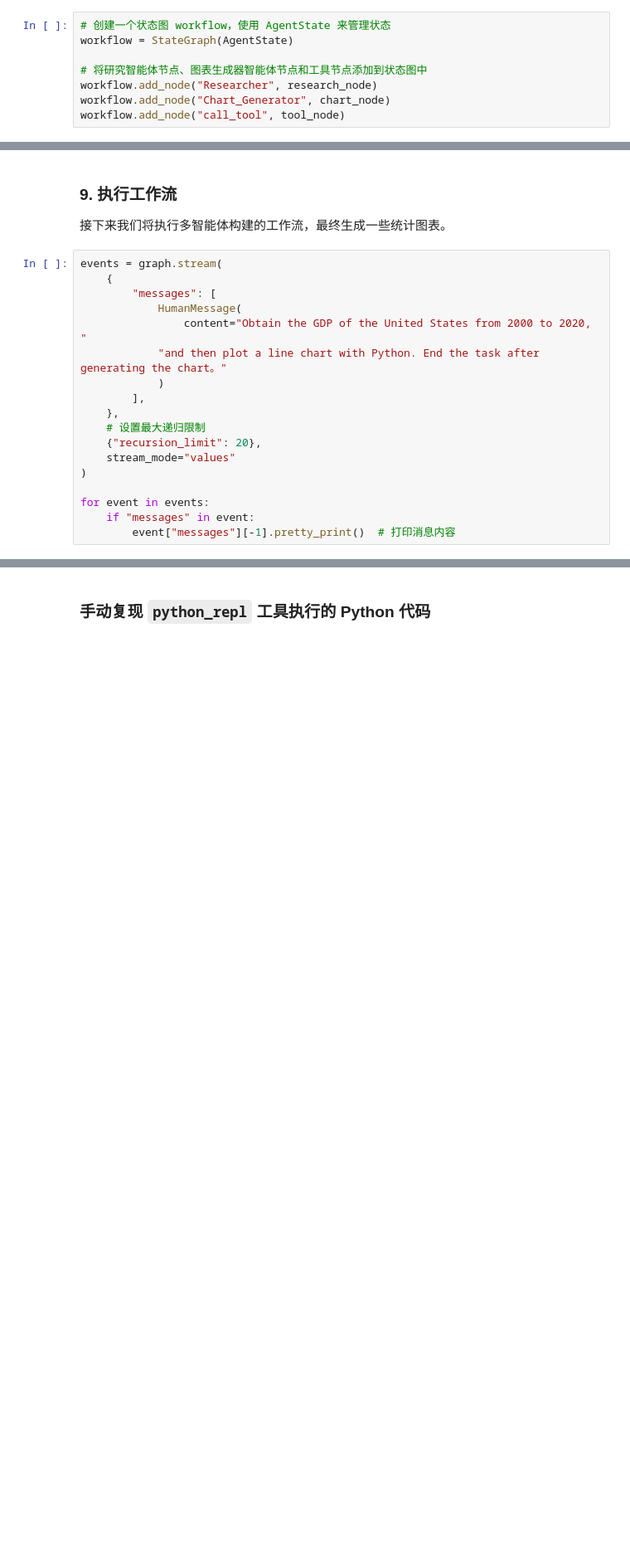
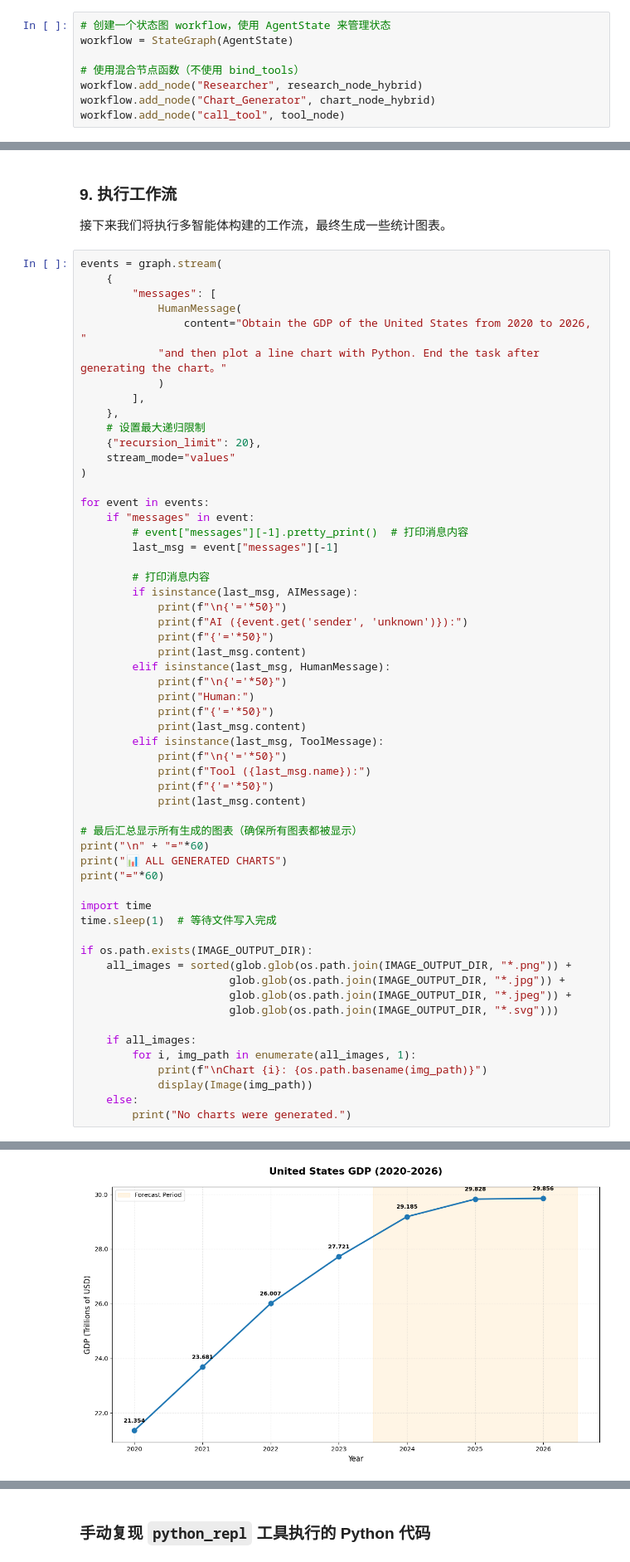
Before and after one commit to haibarassm/openai-quickstart, a Jupyter notebook: langchain/langgraph/multi_agent_collaboration.ipynb, the cells around one changed output, grey strips where cells are left out. Shown at 83% size. Cells and saved outputs as stored; diff of their text form; blank space fills up the shorter version.

```diff
--- a/langchain/langgraph/multi_agent_collaboration.ipynb
+++ b/langchain/langgraph/multi_agent_collaboration.ipynb
@@ -488,7 +859,7 @@ class AgentState(TypedDict):
 # 创建一个状态图 workflow，使用 AgentState 来管理状态
 workflow = StateGraph(AgentState)
 
-# 将研究智能体节点、图表生成器智能体节点和工具节点添加到状态图中
-workflow.add_node("Researcher", research_node)
-workflow.add_node("Chart_Generator", chart_node)
+# 使用混合节点函数（不使用 bind_tools）
+workflow.add_node("Researcher", research_node_hybrid)
+workflow.add_node("Chart_Generator", chart_node_hybrid)
 workflow.add_node("call_tool", tool_node)
@@ -586,7 +990,7 @@ events = graph.stream(
     {
         "messages": [
             HumanMessage(
-                content="Obtain the GDP of the United States from 2000 to 2020, "
+                content="Obtain the GDP of the United States from 2020 to 2026, "
             "and then plot a line chart with Python. End the task after generating the chart。"
             )
         ],
@@ -598,5 +1002,44 @@ events = graph.stream(
 
 for event in events:
     if "messages" in event:
-        event["messages"][-1].pretty_print()  # 打印消息内容
+        # event["messages"][-1].pretty_print()  # 打印消息内容
+        last_msg = event["messages"][-1]
+
+        # 打印消息内容
+        if isinstance(last_msg, AIMessage):
+            print(f"\n{'='*50}")
+            print(f"AI ({event.get('sender', 'unknown')}):")
+            print(f"{'='*50}")
+            print(last_msg.content)
+        elif isinstance(last_msg, HumanMessage):
+            print(f"\n{'='*50}")
+            print("Human:")
+            print(f"{'='*50}")
+            print(last_msg.content)
+        elif isinstance(last_msg, ToolMessage):
+            print(f"\n{'='*50}")
+            print(f"Tool ({last_msg.name}):")
+            print(f"{'='*50}")
+            print(last_msg.content)
+
+# 最后汇总显示所有生成的图表（确保所有图表都被显示）
+print("\n" + "="*60)
+print("📊 ALL GENERATED CHARTS")
+print("="*60)
+
+import time
+time.sleep(1)  # 等待文件写入完成
+
+if os.path.exists(IMAGE_OUTPUT_DIR):
+    all_images = sorted(glob.glob(os.path.join(IMAGE_OUTPUT_DIR, "*.png")) +
+                       glob.glob(os.path.join(IMAGE_OUTPUT_DIR, "*.jpg")) +
+                       glob.glob(os.path.join(IMAGE_OUTPUT_DIR, "*.jpeg")) +
+                       glob.glob(os.path.join(IMAGE_OUTPUT_DIR, "*.svg")))
+
+    if all_images:
+        for i, img_path in enumerate(all_images, 1):
+            print(f"\nChart {i}: {os.path.basename(img_path)}")
+            display(Image(img_path))
+    else:
+        print("No charts were generated.")
 # %% [output]
@@ -619,0 +1064 @@ FINAL ANSWER
+[figure, added]
```
Also changed, not shown: parts of 13 cells of this notebook, 2 other files.
